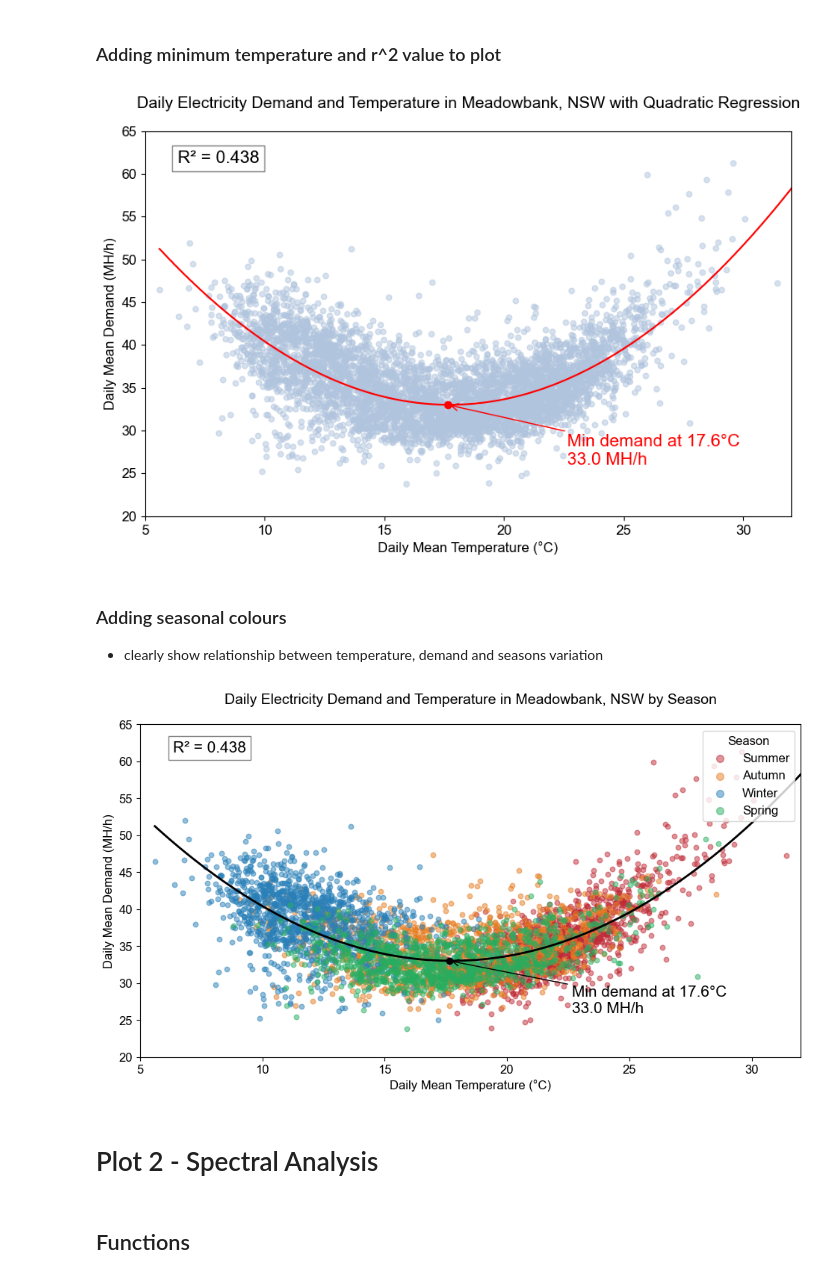
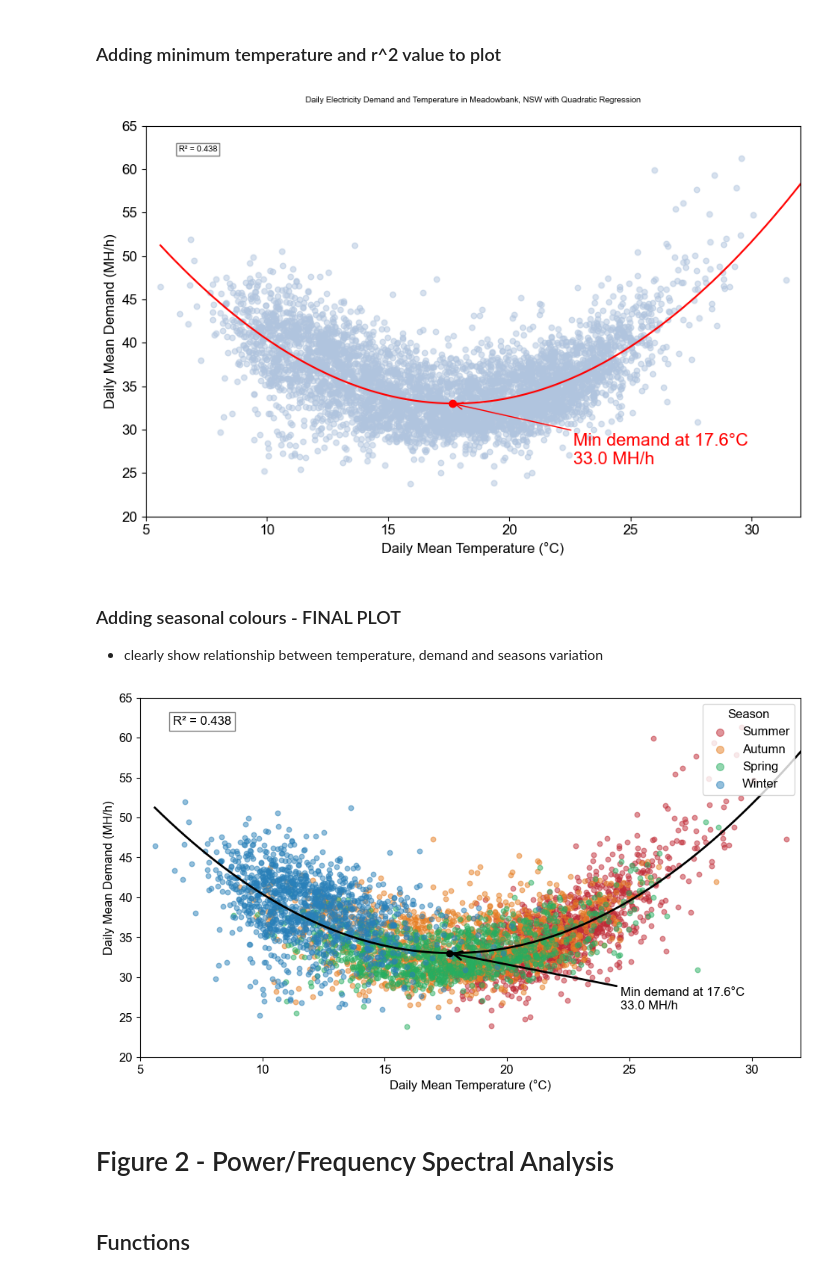
Before and after one commit to pia-vass/vassallo_pia_abstract_repo, a Jupyter notebook: extended_abstract.ipynb, the cells around one changed output. Saved outputs shown, nothing was run; the diff lists cells and outputs as text; code cells hidden in the pictures.

```diff
--- a/extended_abstract.ipynb
+++ b/extended_abstract.ipynb
@@ -176,7 +191,7 @@ ax.annotate( # adds a text label with an arrow to the plot
 # stylising r^2 text/text box to be top right, larger text to be legible
 ax.text(0.05, 0.95, f'R² = {r2:.3f}',
         transform=ax.transAxes,
-        fontsize=15,
+        fontsize=7,
         verticalalignment='top',
         bbox=dict(boxstyle='square', facecolor='white', alpha=0.5))
 
@@ -188,14 +203,14 @@ ax.set_ylim(20,65)
 
 ax.set_ylabel('Daily Mean Demand (MH/h)')
 ax.set_title('Daily Electricity Demand and Temperature in Meadowbank, NSW with Quadratic Regression',
-             fontsize=14, pad=20) # pad gives space between title and plot
+             fontsize=7, pad=20) # pad gives space between title and plot
 
 # plt.savefig('daily_mean_temp_quad_regres.png', dpi=300, bbox_inches='tight') saving the figure (turned off)
 plt.show()
 # %% [output]
-[figure, old version]
+[figure, new version]
 # %% [markdown]
-### Adding seasonal colours
+### Adding seasonal colours - FINAL PLOT
 - clearly show relationship between temperature, demand and seasons variation
 # %%
 # Assigning month information to the clean temp and demand dataframe
@@ -212,56 +227,63 @@ season_map = {12: 'Summer', 1: 'Summer', 2: 'Summer',
 season_colours = {
     'Summer': '#c02b36',
     'Autumn': '#E67E22',
+    'Spring': '#27AE60',
     'Winter': '#2980B9',
-    'Spring': '#27AE60'
 }
 
 # assigning the actual datapoints to a season and colour from dictionary above
 clean_df['season'] = clean_df['month'].map(season_map) #create column season, and assign it to the correct month
 clean_df['colour'] = clean_df['season'].map(season_colours) # uses the season column and assigns the colour to the correct month/season
 # %%
-fig, ax = plt.subplots(figsize=(10, 6)) # setting up figure
+fig, ax = plt.subplots(figsize=(10, 6))
 
-# Plotting each season separately for the legend
-for season, colour in season_colours.items(): # loops through the season mask created above and assigns the datapoints to a colour
+# plotting each season separately for the legend
+for season, colour in season_colours.items():
     mask = clean_df['season'] == season
     ax.scatter(clean_df.loc[mask, 'temp'], clean_df.loc[mask, 'demand'],
                s=22, alpha=0.5, c=colour, label=season)
 
-#  plotting quadratic line (this time in black due to many colours from seasons, otherwise same as above)
+# plotting quadratic line
 ax.plot(x_range, y_fit, c='black', linewidth=2)
 ax.plot(min_temp, min_demand, 'ko', markersize=6)
+# adding arrow and annotations
 ax.annotate(
     f'Min demand at {min_temp:.1f}°C\n{min_demand:.1f} MH/h',
     xy=(min_temp, min_demand),
-    xytext=(min_temp + 5, min_demand - 7),
-    arrowprops=dict(arrowstyle='->', color='black'),
-    fontsize=15,
-    color='black'
+    xytext=(min_temp + 7, min_demand - 7),
+    arrowprops=dict(
+        arrowstyle='->',
+        color='black',
+        lw=2, # adjusting arrow line thickness to be more visible against colours
+        mutation_scale=20 # increasing arrow thickness to match line
+    ),
 )
-# r^2 text box
+
+# R^2 text box
 ax.text(0.05, 0.95, f'R² = {r2:.3f}',
         transform=ax.transAxes,
-        fontsize=15,
         verticalalignment='top',
         bbox=dict(boxstyle='square', facecolor='white', alpha=0.5))
 
-#season legend
+# Season legend
 ax.legend(title='Season', loc='upper right', markerscale=1.5)
+ax.set_xlabel('Daily Mean Temperature (°C)')
 
-ax.set_xlabel('Daily Mean Temperature (°C)')
+# setting x and y limits for the scale
 ax.set_xlim(5, 32)
 ax.set_ylim(20, 65)
+
+# setting y labels and plot title
 ax.set_ylabel('Daily Mean Demand (MH/h)')
-ax.set_title('Daily Electricity Demand and Temperature in Meadowbank, NSW by Season',
-             fontsize=14, pad=20)
-
+# ax.set_title('Daily Electricity Demand and Temperature in Meadowbank, NSW by Season',
+             # pad=20)
 plt.tight_layout(pad=2.0)
+plt.savefig('demand_temp_season.png', dpi=400, bbox_inches='tight') # saving command but commenting out for abtract assignment
 plt.show()
 # %% [output]
-[figure, old version]
+[figure, new version]
 # %% [markdown]
-# Plot 2 - Spectral Analysis
+# Figure 2 - Power/Frequency Spectral Analysis
 # %% [markdown]
 ## Functions
 # %%
```
Also changed, not shown: parts of 18 cells of this notebook, 1 other file.
